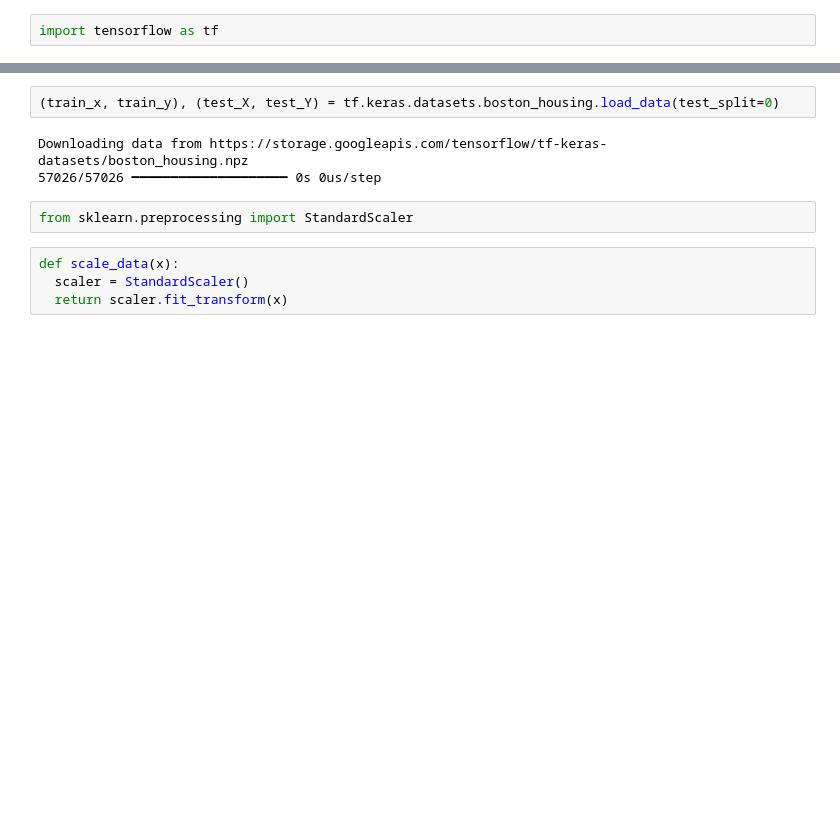
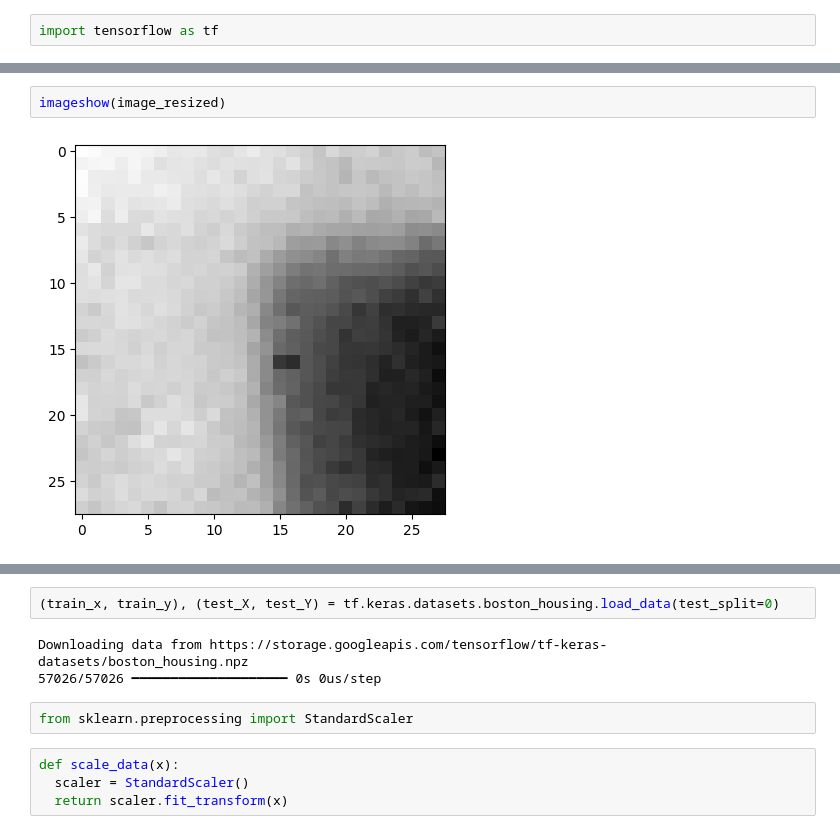
Before and after one commit to subh007/ml-ground, a Jupyter notebook: keras_example.ipynb, the cells around one changed output, grey strips where cells are left out. Saved outputs shown, nothing was run; the diff lists cells and outputs as text; blank space fills up the shorter version.

```diff
--- a/keras_example.ipynb
+++ b/keras_example.ipynb
@@ -22,0 +104,4 @@ import tensorflow as tf
+# %%
+imageshow(image_resized)
+# %% [output]
+[figure, added]
```
Also changed, not shown: parts of 18 cells of this notebook.
